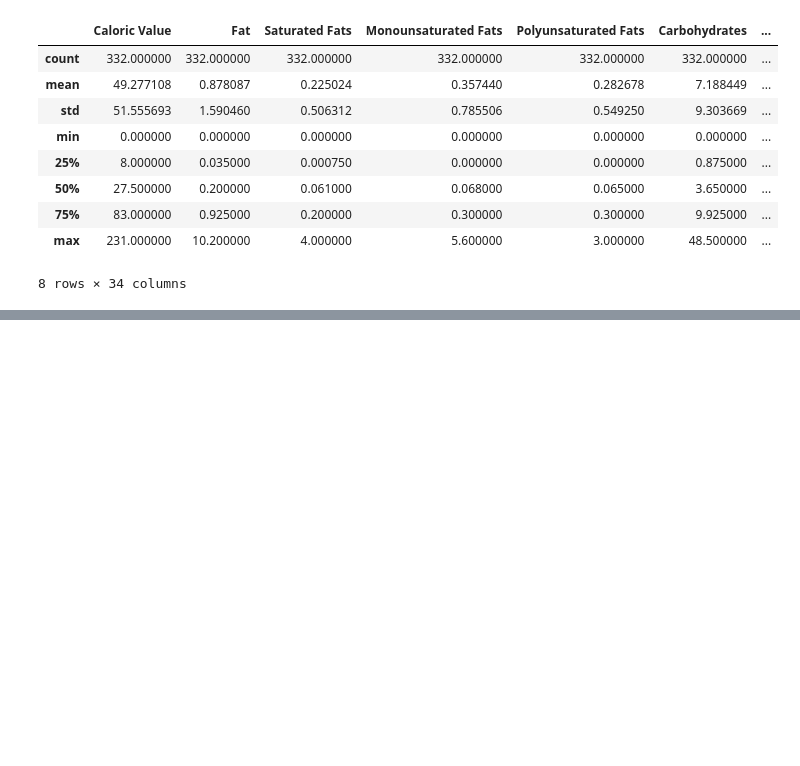
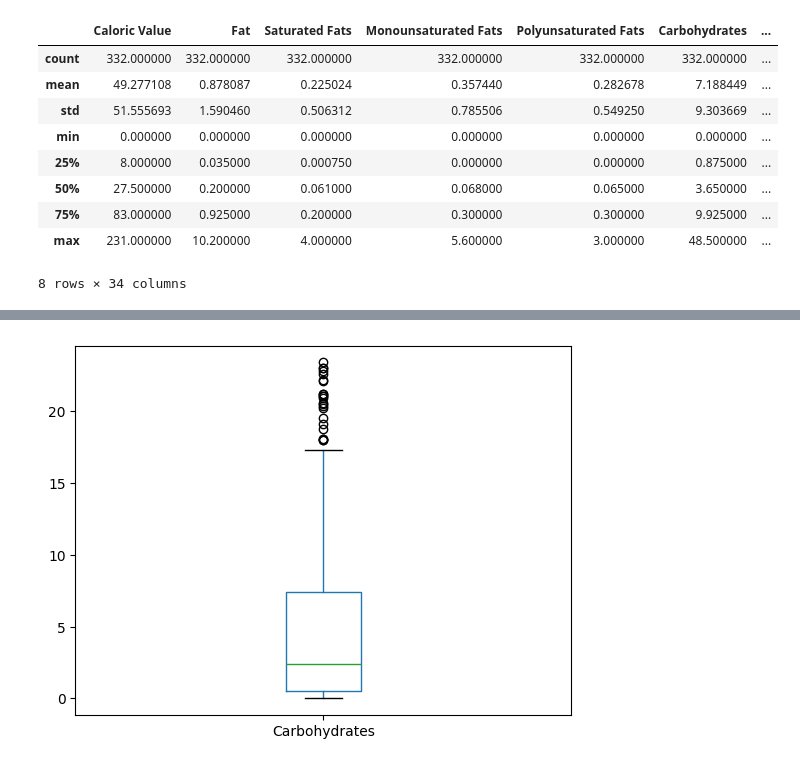
Before and after one commit to Robin-star-lab/Food_Analysis, a Jupyter notebook: FOOD_Analysis.ipynb, the cells around one changed output, grey strips where cells are left out. Cells and saved outputs as stored; diff of their text form; code cells hidden in the pictures; blank space fills up the shorter version.

```diff
--- a/FOOD_Analysis.ipynb
+++ b/FOOD_Analysis.ipynb
@@ -449,0 +485,3 @@ for col in df_cleaned.columns:
+# %%
+food_free=df_cleaned.iloc[:,1:-1]
+food_free
@@ -449,0 +551,11 @@ for col in df_cleaned.columns:
+# %%
+def Outlier_detection2(column):
+    Q1 =column.quantile(0.25)
+    Q3 = column.quantile(0.75)
+    ITQR = Q3 - Q1
+    lower_bound = Q1 - 1.5*ITQR
+    upper_bound = Q3 + 1.5*ITQR
+
+    return column.apply(lambda x: x >upper_bound)
+outlier_face2 = food_free.apply(Outlier_detection2)
+outlier_face2
@@ -449,0 +576,4 @@ for col in df_cleaned.columns:
+# %%
+food_free[outlier_face2] = food_free[outlier_face2] /100
+modified=food_free[outlier_face2]
+modified
@@ -449,0 +657,9 @@ for col in df_cleaned.columns:
+# %%
+def plot_boxplot(df,ft):
+    df.boxplot(column=[ft])
+    plt.grid(False)
+    plt.show()
+
+plot_boxplot(food_free,'Carbohydrates')
+# %% [output]
+[figure, added]
```
Also changed, not shown: parts of 36 cells of this notebook, 3 other files.
